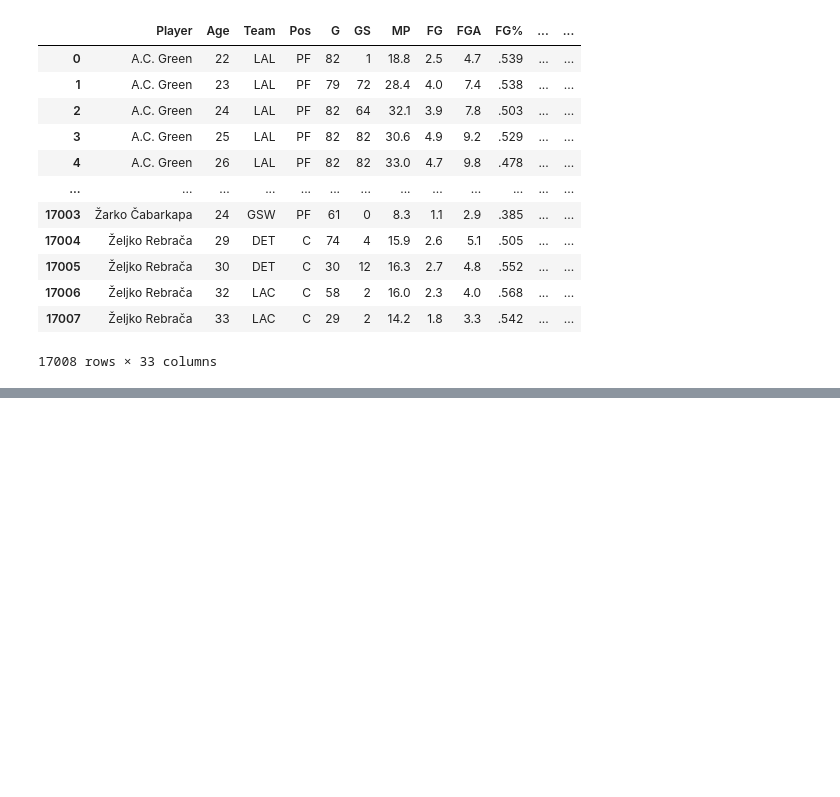
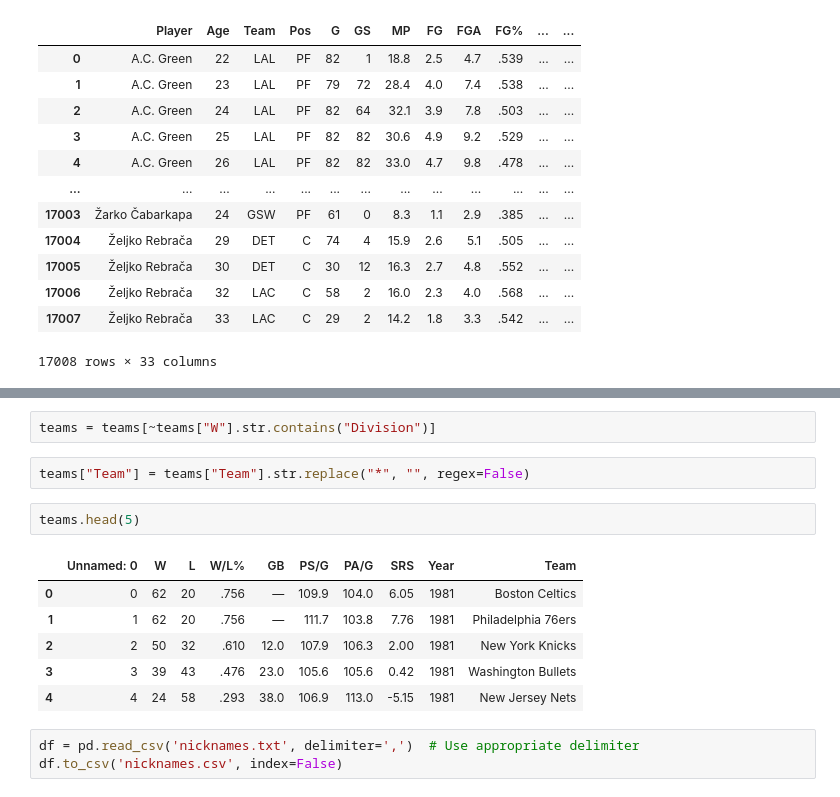
Before and after one commit to SalyanKarki/NBA-MVP-2025, a Jupyter notebook: NBAMVP/data_cleaning.ipynb, the cells around one changed output, grey strips where cells are left out. Drawn from its saved outputs; the diff is of its cells as text; blank space fills up the shorter version.

```diff
--- a/NBAMVP/data_cleaning.ipynb
+++ b/NBAMVP/data_cleaning.ipynb
@@ -217,0 +256,16 @@ combined
+# %%
+teams = teams[~teams["W"].str.contains("Division")]
+# %%
+teams["Team"] = teams["Team"].str.replace("*", "", regex=False)
+# %%
+teams.head(5)
+# %% [output]
+|  | Unnamed: 0 | W | L | W/L% | GB | PS/G | PA/G | SRS | Year | Team |
+| 0 | 0 | 62 | 20 | .756 | — | 109.9 | 104.0 | 6.05 | 1981 | Boston Celtics |
+| 1 | 1 | 62 | 20 | .756 | — | 111.7 | 103.8 | 7.76 | 1981 | Philadelphia 76ers |
+| 2 | 2 | 50 | 32 | .610 | 12.0 | 107.9 | 106.3 | 2.00 | 1981 | New York Knicks |
+| 3 | 3 | 39 | 43 | .476 | 23.0 | 105.6 | 105.6 | 0.42 | 1981 | Washington Bullets |
+| 4 | 4 | 24 | 58 | .293 | 38.0 | 106.9 | 113.0 | -5.15 | 1981 | New Jersey Nets |
+# %%
+df = pd.read_csv('nicknames.txt', delimiter=',')  # Use appropriate delimiter
+df.to_csv('nicknames.csv', index=False)
```
Also changed, not shown: parts of 3 cells of this notebook, 2 other files.
